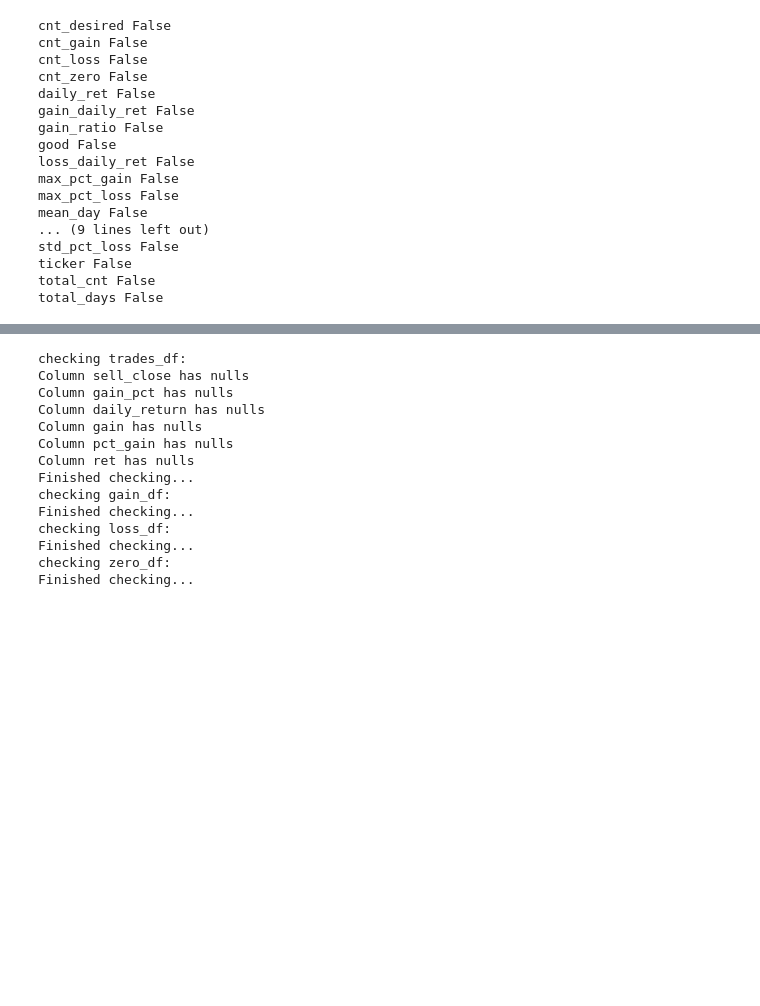
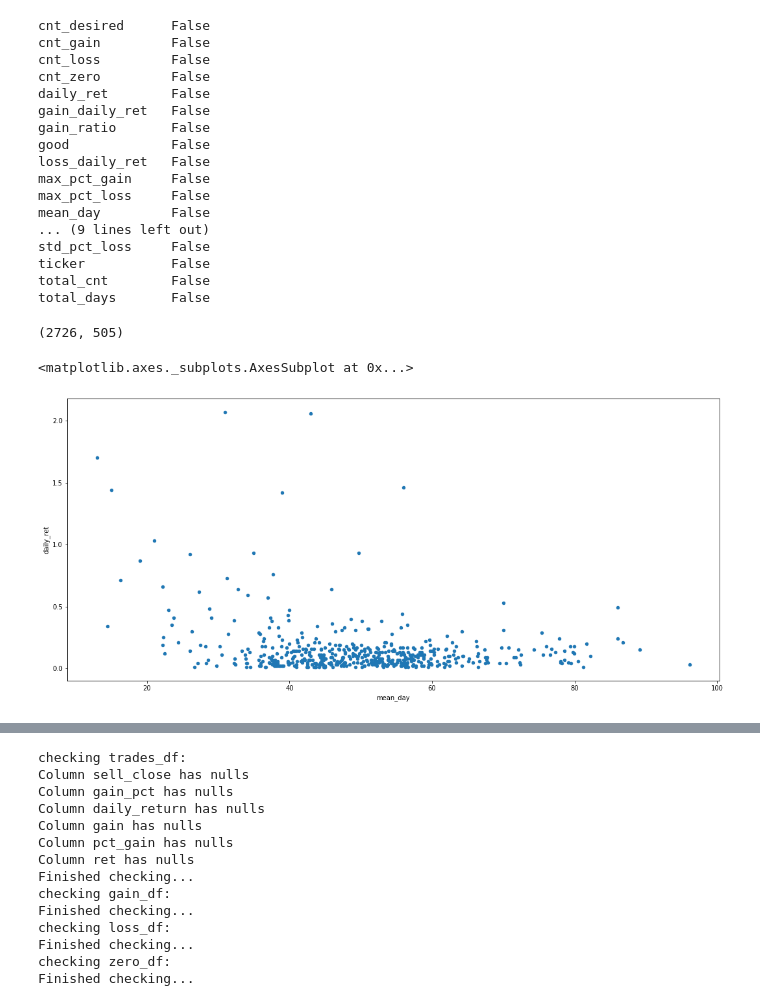
Before and after one commit to frkornet/Stockie, a Jupyter notebook: notebook/stats.ipynb, the cells around one changed output, grey strips where cells are left out. Saved outputs shown, nothing was run; the diff lists cells and outputs as text; code cells hidden in the pictures; blank space fills up the shorter version.

```diff
--- a/notebook/stats.ipynb
+++ b/notebook/stats.ipynb
@@ -292,0 +291,12 @@ total_days False
+# %%
+idx = (stats.df.daily_ret  > 0.0) \
+    & (stats.df.pct_desired > 10) \
+    & (stats.df.mean_day < 100)
+len(stats.df), len(stats.df.loc[idx])
+# %% [output]
+(2726, 505)
+# %%
+stats.df.loc[idx].plot(x='mean_day', y='daily_ret', kind='scatter', figsize=(18,8))
+# %% [output]
+<matplotlib.axes._subplots.AxesSubplot at 0x...>
+[figure, added]
```
Also changed, not shown: parts of 14 cells of this notebook, 2 other files.
